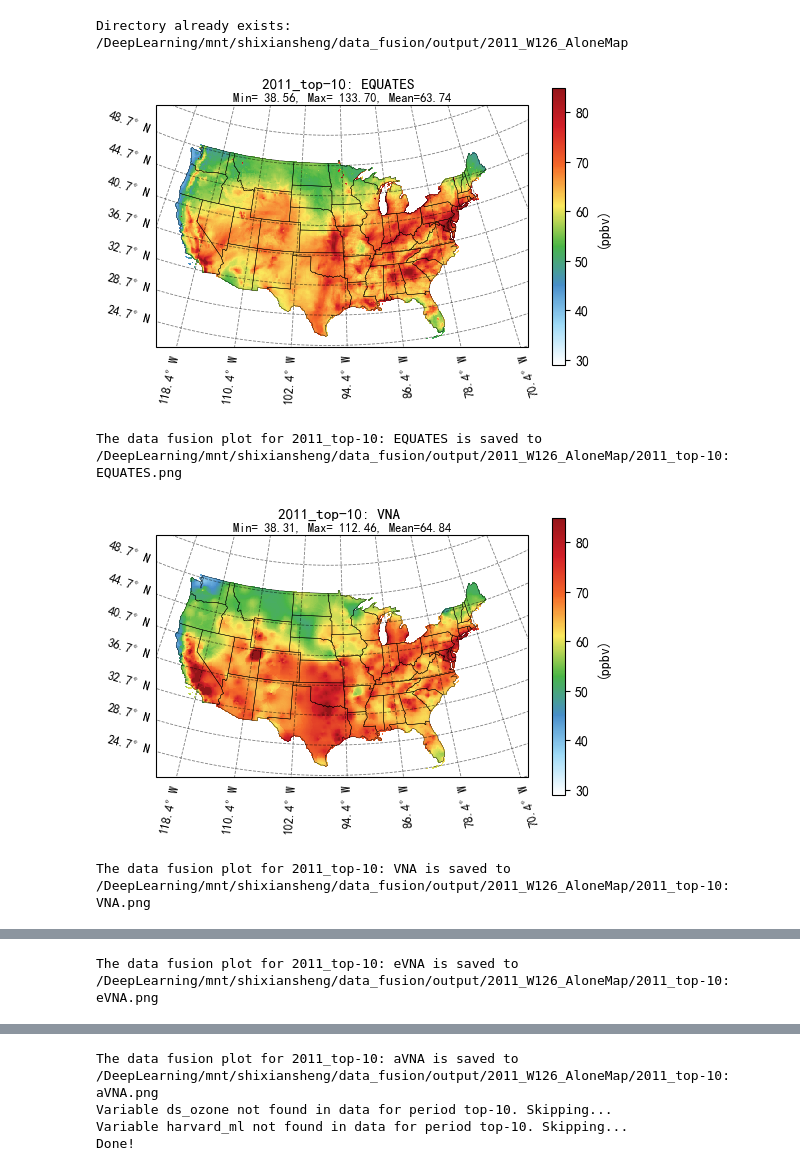
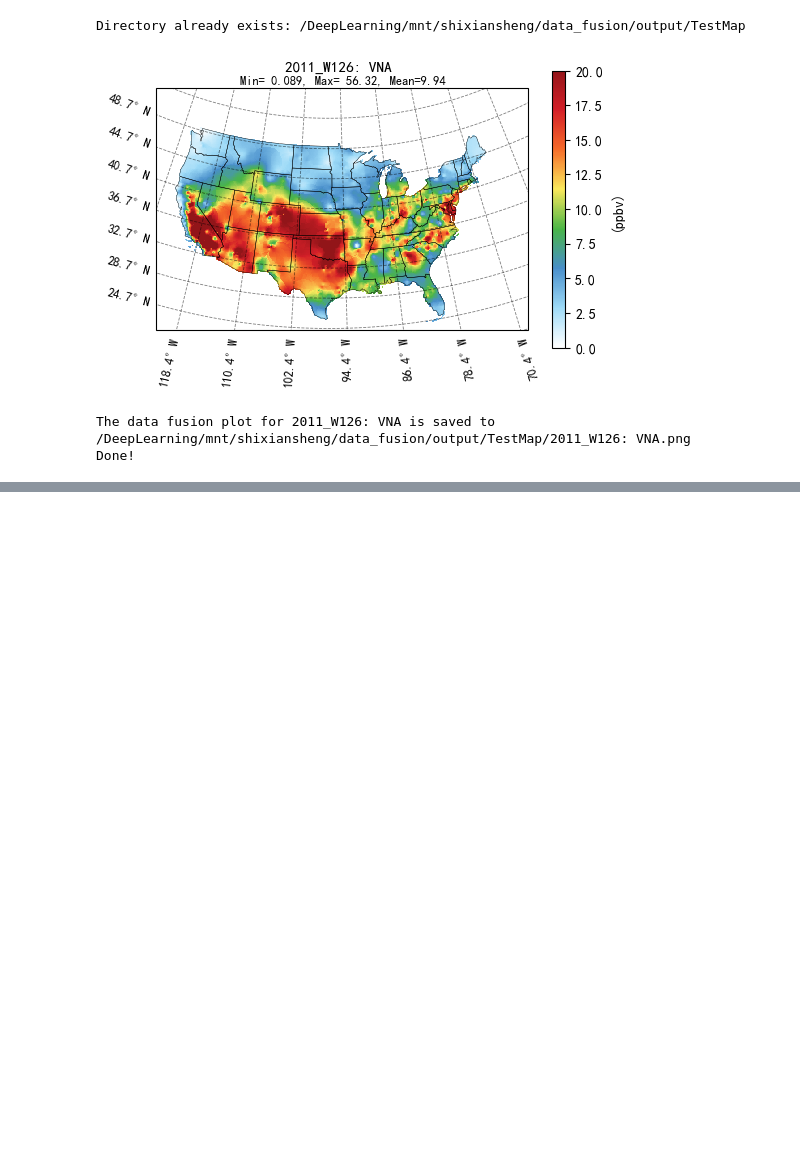
Before and after one commit to YuanTouMaoDie/O3MAT, a Jupyter notebook: Map.ipynb, the cells around one changed output, grey strips where cells are left out. Drawn from its saved outputs; the diff is of its cells as text; code cells hidden in the pictures; blank space fills up the shorter version.

```diff
--- a/Map.ipynb
+++ b/Map.ipynb
@@ -22,7 +22,7 @@ def extract_key_period(period):
 
 
 def get_year(filename):
-    match = re.search(r"(20[1-2][0-9])", filename)
+    match = re.search(r"(20[0-9][0-9])", filename)
     if match:
         return match.group(1)
     return None
@@ -68,7 +68,8 @@ def plot_us_map(
         print("Could not extract year from the filename.")
         return
 
-    save_path = os.path.join("/DeepLearning/mnt/shixiansheng/data_fusion/output", f"{year}_W126_AloneMap")
+    # save_path = os.path.join("/DeepLearning/mnt/shixiansheng/data_fusion/output", f"{year}_AloneMap")
+    save_path = os.path.join("/DeepLearning/mnt/shixiansheng/data_fusion/output", f"TestMap")
     try:
         if not os.path.exists(save_path):
             os.makedirs(save_path)
@@ -148,48 +149,47 @@ def plot_us_map(
 
 if __name__ == "__main__":
     model_file = r"/backupdata/data_EPA/EQUATES/EQUATES_data/HR2DAY_LST_ACONC_v532_cb6r3_ae7_aq_WR413_MYR_STAGE_2011_12US1_2011.nc"
-    file_list = ["/DeepLearning/mnt/shixiansheng/data_fusion/output/2011_Data_WithoutCV/Test/2011_HourlyIntoMetrics_local_Full.csv"]
+    file_list = ["/DeepLearning/mnt/shixiansheng/data_fusion/output/W126/2011_W126_ST_AtF_True.csv"]
 
     #special metrics
-    key_periods = ['W126']
     # key_periods = ['W126']
-    # key_periods = ['DJF', 'MAM', 'JJA', 'SON', 'Annual', 'Apr-Sep', 'top-10']
+    key_periods = ['DJF', 'MAM', 'JJA', 'SON', 'Annual', 'Apr-Sep','W126']
+    # key_periods = ['top-10']
 
     common_settings = {
         'unit': "ppbv",
         'cmap_conc': cmaps.WhiteBlueGreenYellowRed,
        'show_lonlat': False,
         'is_wrf_out_data': True,
        'show_original_grid': True,
         'panel_layout': None,
         'title_fontsize': 11,
         'xy_title_fontsize': 9,
        'show_dependenct_colorbar': True,
        'show_domain_mean': True,
        'show_grid_line': True,
-        'value_range': (29,85),
+        'value_range': (0,20),
         # 'value_range': (None,None),
     }
 
     variable_settings = {
-        'variables': ['model', 'vna_ozone', 'evna_ozone', 'avna_ozone', 'ds_ozone', 'harvard_ml'],
+        'variables': ['vna_ozone'],
         # 'variables': ['avna_ozone'],
         # 'variables': ['model'],
        'settings': common_settings
     }
 
     # #自己设置
     # variable_settings = {
     #     'variables': ['CV'],
     #    'settings': common_settings
     # }
 
     for file in file_list:
         plot_us_map(file, model_file, variable_settings=variable_settings, key_periods=key_periods)
     print("Done!")
 # %% [output]
-Directory already exists: /DeepLearning/mnt/shixiansheng/data_fusion/output/2011_W126_AloneMap
+Directory already exists: /DeepLearning/mnt/shixiansheng/data_fusion/output/TestMap
-[figure, old version]
+[figure, new version]
-The data fusion plot for 2011_top-10: EQUATES is saved to /DeepLearning/mnt/shixiansheng/data_fusion/output/2011_W126_AloneMap/2011_top-10: EQUATES.png
+The data fusion plot for 2011_W126: VNA is saved to /DeepLearning/mnt/shixiansheng/data_fusion/output/TestMap/2011_W126: VNA.png
+Done!
-[figure, removed]
-The data fusion plot for 2011_top-10: VNA is saved to /DeepLearning/mnt/shixiansheng/data_fusion/output/2011_W126_AloneMap/2011_top-10: VNA.png
@@ -197 +195,0 @@ The data fusion plot for 2011_top-10: VNA is saved to /DeepLearning/mnt/shixians
-The data fusion plot for 2011_top-10: eVNA is saved to /DeepLearning/mnt/shixiansheng/data_fusion/output/2011_W126_AloneMap/2011_top-10: eVNA.png
@@ -199,4 +195,0 @@ The data fusion plot for 2011_top-10: eVNA is saved to /DeepLearning/mnt/shixian
-The data fusion plot for 2011_top-10: aVNA is saved to /DeepLearning/mnt/shixiansheng/data_fusion/output/2011_W126_AloneMap/2011_top-10: aVNA.png
-Variable ds_ozone not found in data for period top-10. Skipping...
-Variable harvard_ml not found in data for period top-10. Skipping...
-Done!
```
Also changed, not shown: parts of 1 cell of this notebook, 55 other files.
